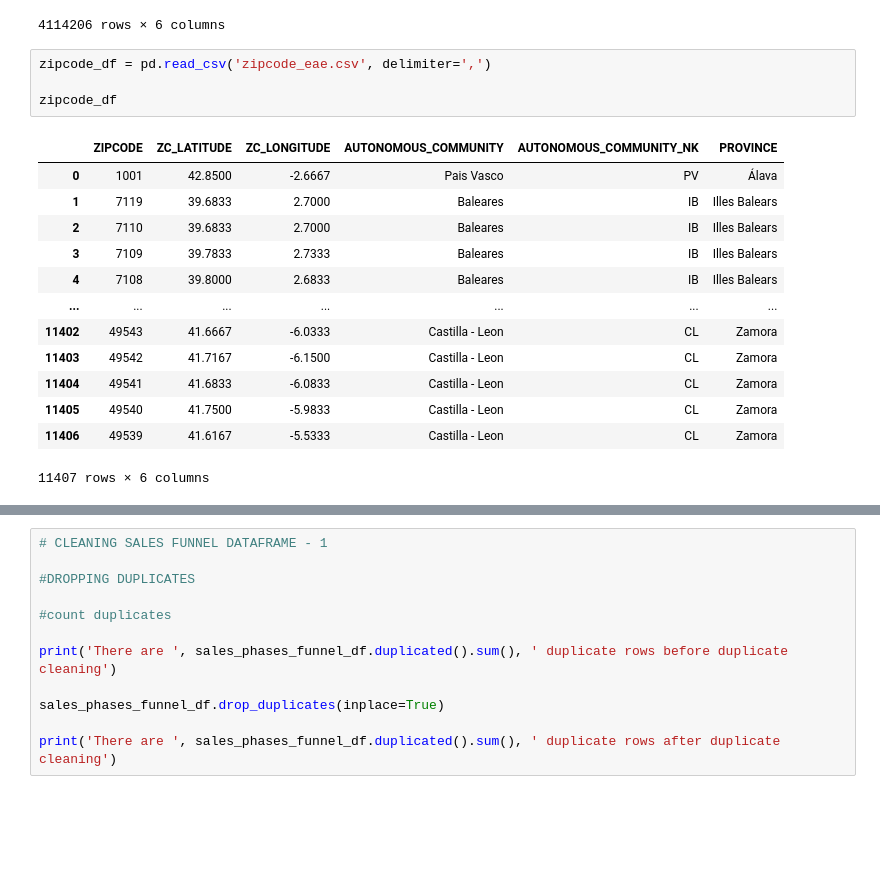
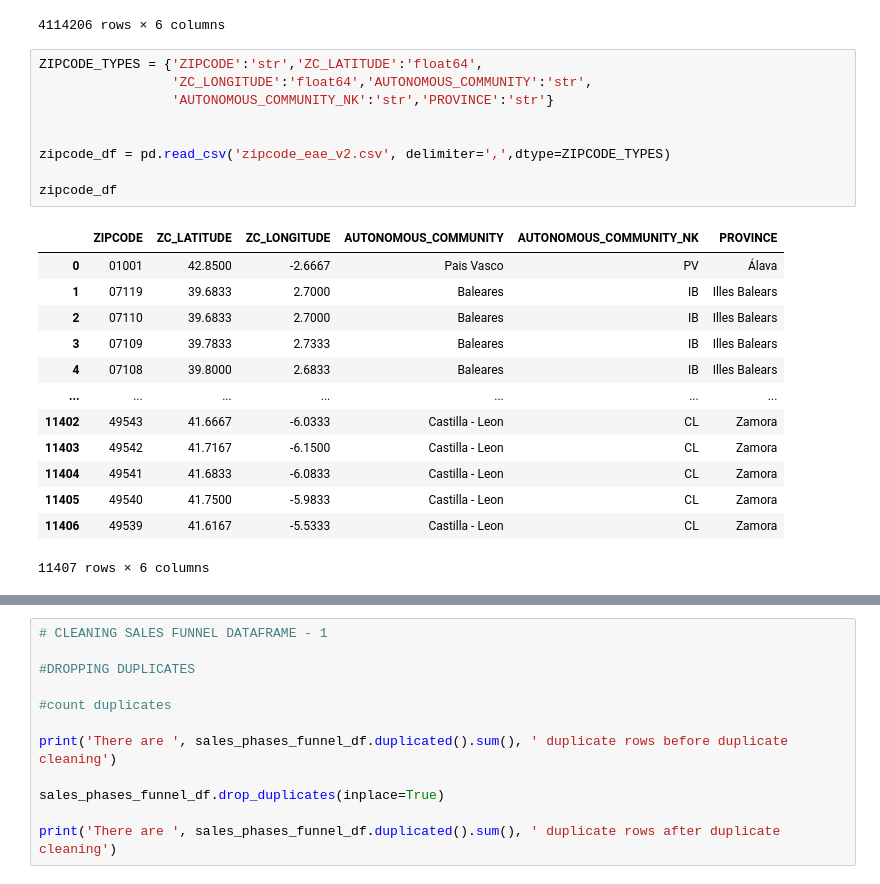
Before and after one commit to Ulquiorra-23/final_assignment_dmbi, a Jupyter notebook: juanjo_test.ipynb, the cells around one changed output, grey strips where cells are left out. Drawn from its saved outputs; the diff is of its cells as text; blank space fills up the shorter version.

```diff
--- a/juanjo_test.ipynb
+++ b/juanjo_test.ipynb
@@ -38,24 +56,29 @@ meteo_df
 | 4114204 | 2024/12/31 00:00:00.000 | 7.18663 | 67.74951 | 0.00000 | 1.54551 | 91319 |
 | 4114205 | 2024/12/31 00:00:00.000 | 7.18663 | 67.74951 | 0.00000 | 1.54551 | 91349 |
 4114206 rows × 6 columns
-# %%
-zipcode_df = pd.read_csv('zipcode_eae.csv', delimiter=',')
-
-zipcode_df
-# %% [output]
-|  | ZIPCODE | ZC_LATITUDE | ZC_LONGITUDE | AUTONOMOUS_COMMUNITY | AUTONOMOUS_COMMUNITY_NK | PROVINCE |
-| 0 | 1001 | 42.8500 | -2.6667 | Pais Vasco | PV | Álava |
-| 1 | 7119 | 39.6833 | 2.7000 | Baleares | IB | Illes Balears |
-| 2 | 7110 | 39.6833 | 2.7000 | Baleares | IB | Illes Balears |
-| 3 | 7109 | 39.7833 | 2.7333 | Baleares | IB | Illes Balears |
-| 4 | 7108 | 39.8000 | 2.6833 | Baleares | IB | Illes Balears |
-| ... | ... | ... | ... | ... | ... | ... |
-| 11402 | 49543 | 41.6667 | -6.0333 | Castilla - Leon | CL | Zamora |
-| 11403 | 49542 | 41.7167 | -6.1500 | Castilla - Leon | CL | Zamora |
-| 11404 | 49541 | 41.6833 | -6.0833 | Castilla - Leon | CL | Zamora |
-| 11405 | 49540 | 41.7500 | -5.9833 | Castilla - Leon | CL | Zamora |
-| 11406 | 49539 | 41.6167 | -5.5333 | Castilla - Leon | CL | Zamora |
-11407 rows × 6 columns
+# %%
+ZIPCODE_TYPES = {'ZIPCODE':'str','ZC_LATITUDE':'float64',
+                 'ZC_LONGITUDE':'float64','AUTONOMOUS_COMMUNITY':'str',
+                 'AUTONOMOUS_COMMUNITY_NK':'str','PROVINCE':'str'}
+
+
+zipcode_df = pd.read_csv('zipcode_eae_v2.csv', delimiter=',',dtype=ZIPCODE_TYPES)
+
+zipcode_df
+# %% [output]
+|  | ZIPCODE | ZC_LATITUDE | ZC_LONGITUDE | AUTONOMOUS_COMMUNITY | AUTONOMOUS_COMMUNITY_NK | PROVINCE |
+| 0 | 01001 | 42.8500 | -2.6667 | Pais Vasco | PV | Álava |
+| 1 | 07119 | 39.6833 | 2.7000 | Baleares | IB | Illes Balears |
+| 2 | 07110 | 39.6833 | 2.7000 | Baleares | IB | Illes Balears |
+| 3 | 07109 | 39.7833 | 2.7333 | Baleares | IB | Illes Balears |
+| 4 | 07108 | 39.8000 | 2.6833 | Baleares | IB | Illes Balears |
+| ... | ... | ... | ... | ... | ... | ... |
+| 11402 | 49543 | 41.6667 | -6.0333 | Castilla - Leon | CL | Zamora |
+| 11403 | 49542 | 41.7167 | -6.1500 | Castilla - Leon | CL | Zamora |
+| 11404 | 49541 | 41.6833 | -6.0833 | Castilla - Leon | CL | Zamora |
+| 11405 | 49540 | 41.7500 | -5.9833 | Castilla - Leon | CL | Zamora |
+| 11406 | 49539 | 41.6167 | -5.5333 | Castilla - Leon | CL | Zamora |
+11407 rows × 6 columns
 # %%
 #SALES DATAFRAME STATUS OVERVIEW
 
```
Also changed, not shown: parts of 11 cells of this notebook, 1 other file.
